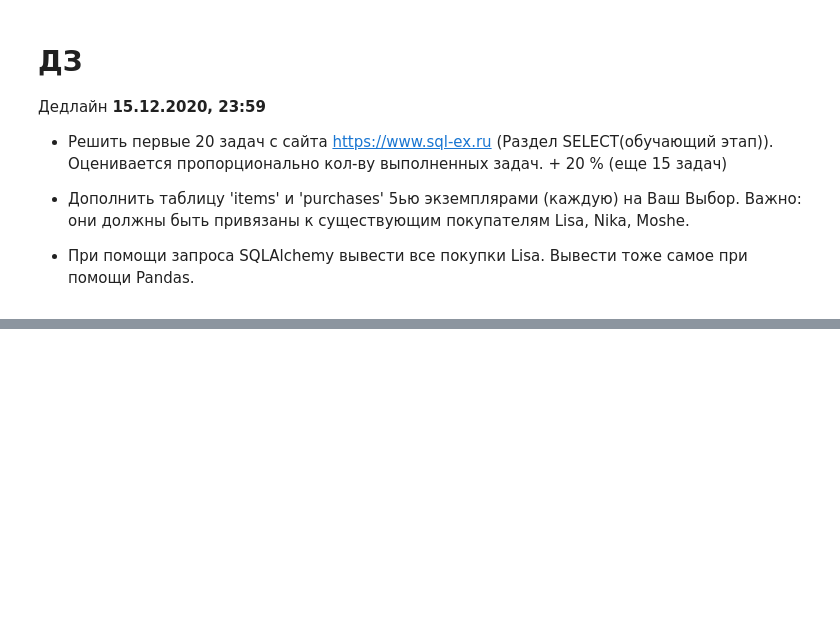
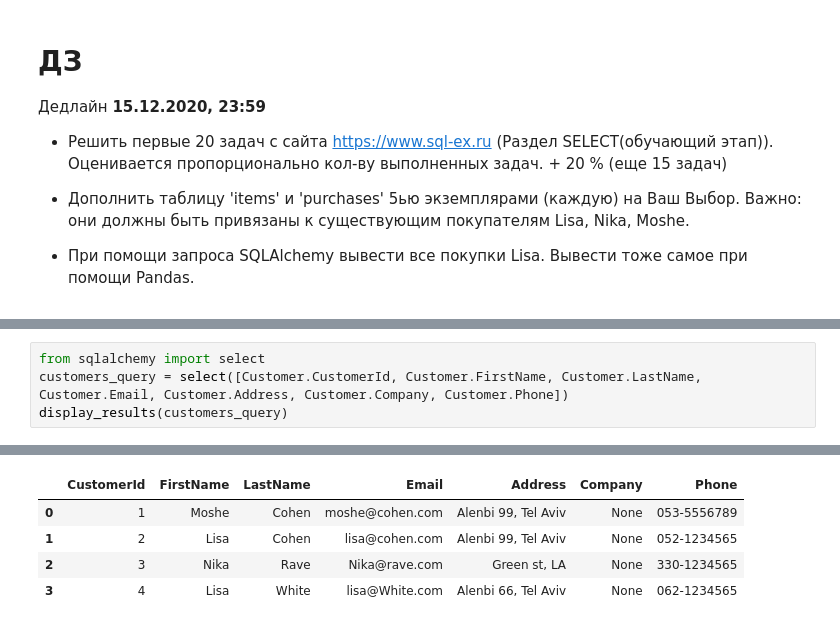
Before and after one commit to alexmal2804/hwds, a Jupyter notebook: HW_"Part_1_Intro_to_SQL_ipynb".ipynb, the cells around one changed output, grey strips where cells are left out. Cells and saved outputs as stored; diff of their text form; blank space fills up the shorter version.

```diff
--- a/HW_"Part_1_Intro_to_SQL_ipynb".ipynb
+++ b/HW_"Part_1_Intro_to_SQL_ipynb".ipynb
@@ -764,0 +829,5 @@ ORDER BY
+# %%
+from sqlalchemy import select
+customers_query = select([Customer.CustomerId, Customer.FirstName, Customer.LastName, Customer.Email, Customer.Address, Customer.Company, Customer.Phone])
+display_results(customers_query)
+# %% [output]
@@ -764,0 +837,5 @@ ORDER BY
+|  | CustomerId | FirstName | LastName | Email | Address | Company | Phone |
+| 0 | 1 | Moshe | Cohen | moshe@cohen.com | Alenbi 99, Tel Aviv | None | 053-5556789 |
+| 1 | 2 | Lisa | Cohen | lisa@cohen.com | Alenbi 99, Tel Aviv | None | 052-1234565 |
+| 2 | 3 | Nika | Rave | Nika@rave.com | Green st, LA | None | 330-1234565 |
+| 3 | 4 | Lisa | White | lisa@White.com | Alenbi 66, Tel Aviv | None | 062-1234565 |
```
Also changed, not shown: parts of 31 cells of this notebook.
